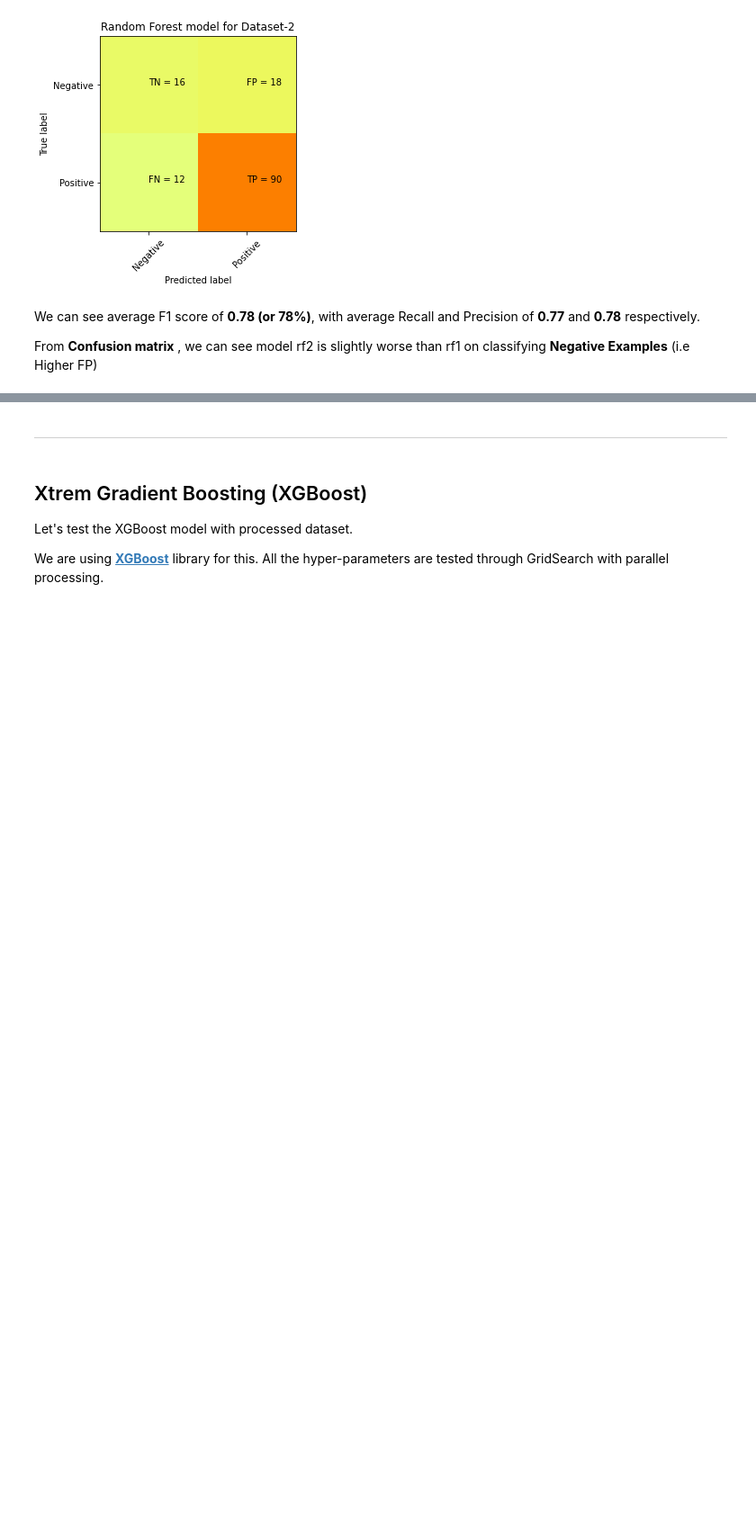
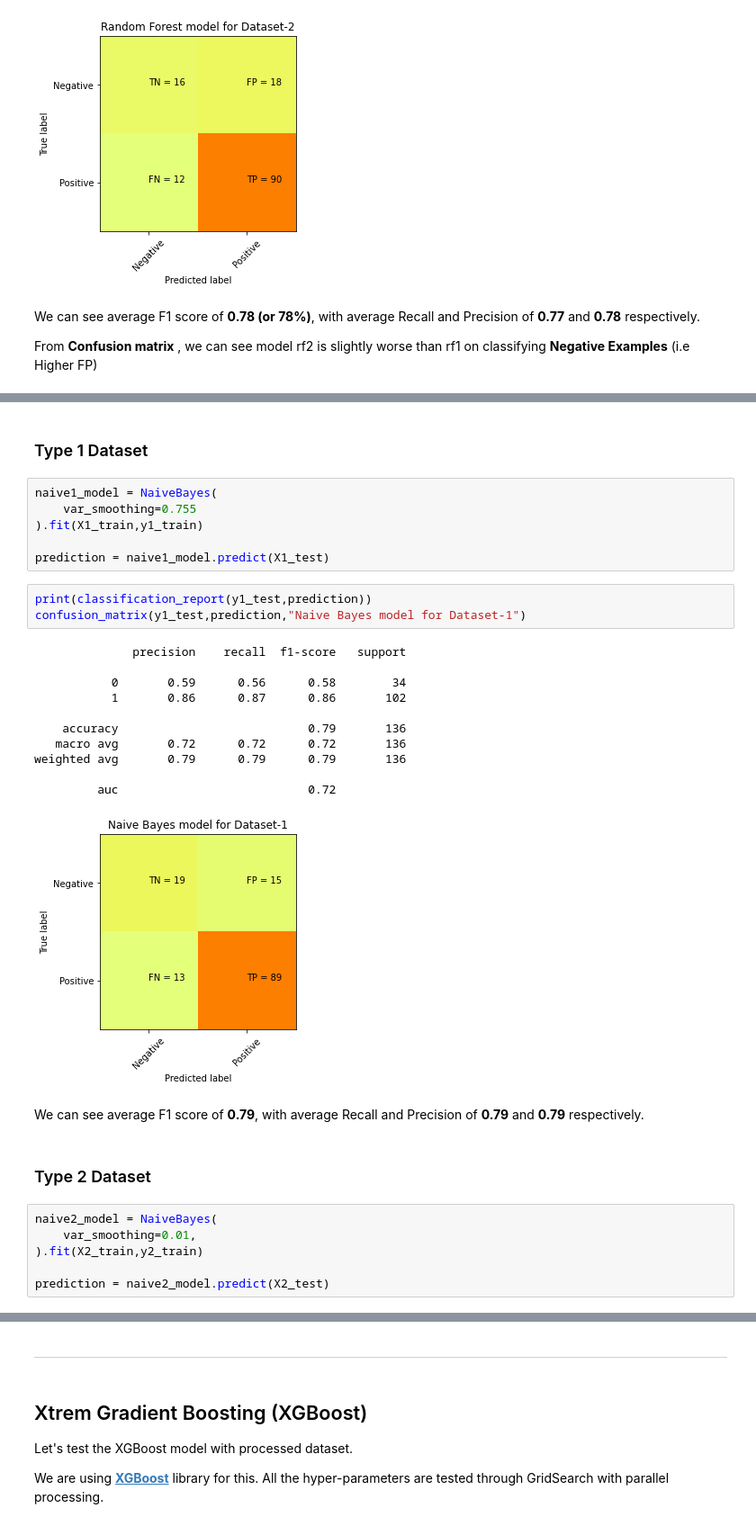
Before and after one commit to ShaileshAdhikari/parkinsons_classification, a Jupyter notebook: main/models.ipynb, the cells around one changed output, grey strips where cells are left out. Shown at 90% size. Saved outputs shown, nothing was run; the diff lists cells and outputs as text; blank space fills up the shorter version.

```diff
--- a/main/models.ipynb
+++ b/main/models.ipynb
@@ -270,0 +360,33 @@ From **Confusion matrix** , we can see model rf2 is slightly worse than rf1 on c
+# %% [markdown]
+### Type 1 Dataset
+# %%
+naive1_model = NaiveBayes(
+    var_smoothing=0.755
+).fit(X1_train,y1_train)
+
+prediction = naive1_model.predict(X1_test)
+# %%
+print(classification_report(y1_test,prediction))
+confusion_matrix(y1_test,prediction,"Naive Bayes model for Dataset-1")
+# %% [output]
+              precision    recall  f1-score   support
+
+           0       0.59      0.56      0.58        34
+           1       0.86      0.87      0.86       102
+
+    accuracy                           0.79       136
+   macro avg       0.72      0.72      0.72       136
+weighted avg       0.79      0.79      0.79       136
+
+         auc                           0.72
+[figure, added]
+# %% [markdown]
+We can see average F1 score of **0.79**, with average Recall and Precision of **0.79** and **0.79** respectively.
+# %% [markdown]
+### Type 2 Dataset
+# %%
+naive2_model = NaiveBayes(
+    var_smoothing=0.01,
+).fit(X2_train,y2_train)
+
+prediction = naive2_model.predict(X2_test)
```
Also changed, not shown: parts of 15 cells of this notebook.
